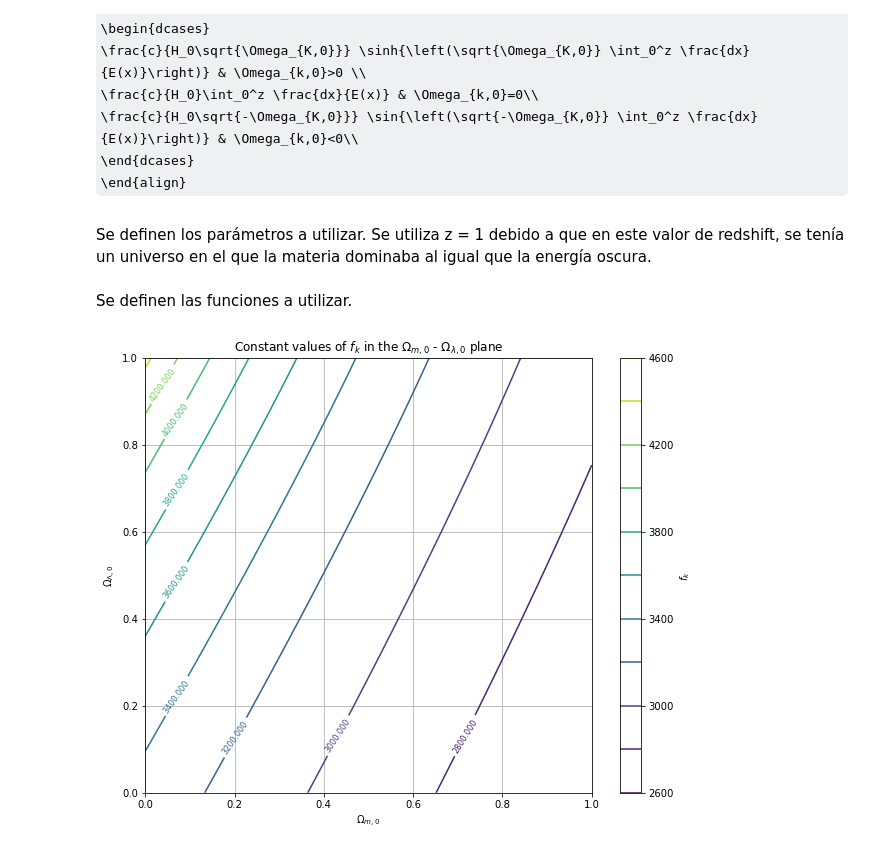
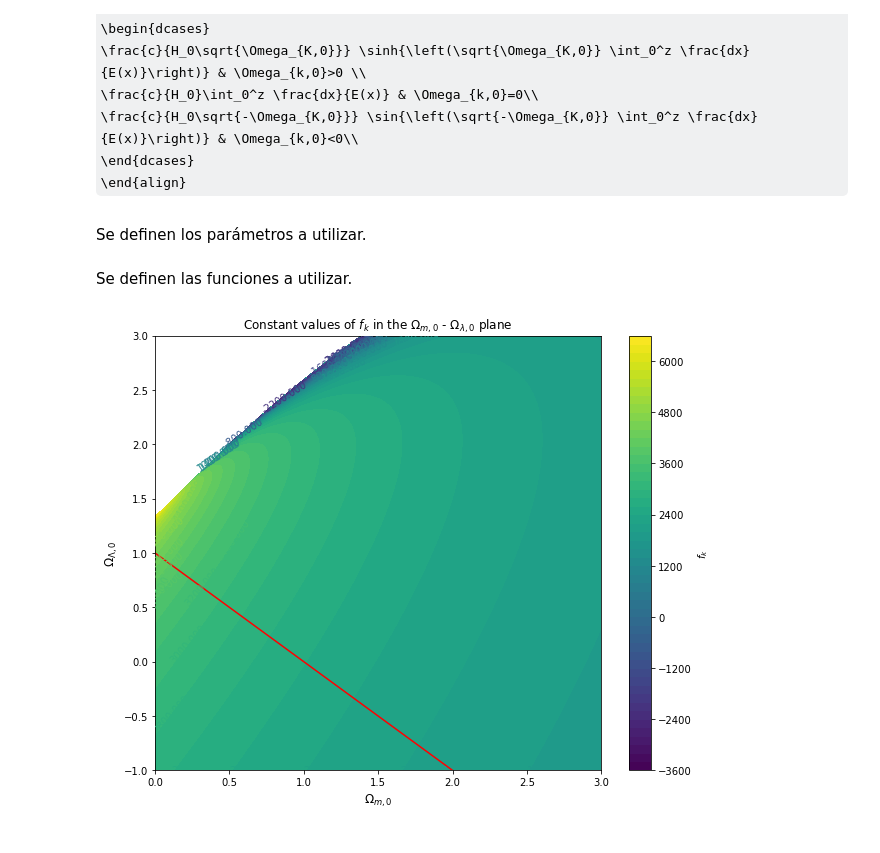
Before and after one commit to antoniacisternas/Tareas-cosmologia, a Jupyter notebook: tarea 1.ipynb, the cells around one changed output. Drawn from its saved outputs; the diff is of its cells as text; code cells hidden in the pictures; some formulas as TeX source.

```diff
--- a/tarea 1.ipynb
+++ b/tarea 1.ipynb
@@ -115,15 +137,13 @@ Plot the lines of constant $f_K(\chi)$ in the plane $\Omega_{m,0} - \Omega_{\Lam
         \frac{c}{H_0\sqrt{-\Omega_{K,0}}} \sin{\left(\sqrt{-\Omega_{K,0}} \int_0^z \frac{dx}{E(x)}\right)} & \Omega_{k,0}<0\\
     \end{dcases}
 \end{align}
-# %% [markdown]
-Se definen los parámetros a utilizar.
-Se utiliza z = 1 debido a que en este valor de redshift, se tenía un universo en el que la materia dominaba al igual que la energía oscura.
+# %% [markdown]
+Se definen los parámetros a utilizar.
 # %%
 w = -1
 c = 3 * 10**5
 z = 1
 
-Omega_k = 0
 Omega_r = 10**(-4) # Como es cercano a 0, esta componente no afectará.
 Omega_lambda = 0.75
 Omega_c = 0.2
@@ -148,42 +168,45 @@ def func(z, H0, Omega_r, Omega_m, Omega_lambda, Omega_k, w):
     return 1 / E(z, H0, Omega_r, Omega_m, Omega_lambda, Omega_k, w)
 
 def f_k(z, H0, Omega_r, Omega_m, Omega_lambda, Omega_k, w):
+    z_vals = np.linspace(0, z, 1000)  # Discretize the redshift range
+    integrand_vals = func(z_vals, H0, Omega_r, Omega_m, Omega_lambda, Omega_k, w)
+    integral = np.trapz(integrand_vals, z_vals)  # Perform the integration using trapezoidal rule
+
     if Omega_k > 0:
-        return (c / (H0 * np.sqrt(Omega_k))) * np.sinh(np.sqrt(Omega_k) * quad(func, 0, z, args=(H0, Omega_r, Omega_m, Omega_lambda, Omega_k, w))[0])
+        return (c / (H0 * np.sqrt(Omega_k))) * np.sinh(np.sqrt(Omega_k) * integral)
     elif Omega_k == 0:
-        return (c / H0) * quad(func, 0, z, args=(H0, Omega_r, Omega_m, Omega_lambda, Omega_k, w))[0]
+        return (c / H0) * integral
     elif Omega_k < 0:
-        return (c / (H0 * np.sqrt(-Omega_k))) * np.sin(np.sqrt(-Omega_k) * quad(func, 0, z, args=(H0, Omega_r, Omega_m, Omega_lambda, Omega_k, w))[0])
+        return (c / (H0 * np.sqrt(-Omega_k))) * np.sin(np.sqrt(-Omega_k) * integral)
 # %%
 # Se define el rango en el que cambian los parámetros de densidad.
-Omega_m_values = np.linspace(0, 1, 100)
-Omega_lambda_values = np.linspace(0, 1, 100)
+Omega_m_values = np.linspace(0, 3, 500)
+Omega_lambda_values = np.linspace(-1, 3, 500)
 
 Omega_m_grid, Omega_lambda_grid = np.meshgrid(Omega_m_values, Omega_lambda_values)
 
 # Se calcula Omega_k con respecto a las variables anteriores.
 Omega_k_grid = 1 - Omega_m_grid - Omega_lambda_grid
 
 f_k_grid = np.zeros_like(Omega_m_grid)
 for i in range(Omega_m_grid.shape[0]):
     for j in range(Omega_m_grid.shape[1]):
         Omega_m = Omega_m_grid[i, j]
         Omega_lambda = Omega_lambda_grid[i, j]
         Omega_k = Omega_k_grid[i, j]
         f_k_grid[i, j] = f_k(z, H0, Omega_r, Omega_m, Omega_lambda, Omega_k, w)
 
-# Check if f_k_grid contains valid data
-if np.all(f_k_grid == 0):
-    print("Warning: f_k_grid contains only zeros. Check the input parameters and functions.")
-else:
-    plt.figure(figsize=(10, 8))
-    contour = plt.contour(Omega_m_grid, Omega_lambda_grid, f_k_grid, levels=10, cmap='viridis')
-    plt.clabel(contour, inline=True, fontsize=8)
-    plt.xlabel(r'$\Omega_{m,0}$')
-    plt.ylabel(r'$\Omega_{\Lambda,0}$')
-    plt.title(r'Constant values of $f_k$ in the $\Omega_{m,0}$ - $\Omega_{\lambda,0}$ plane')
-    plt.grid(True)
-    plt.colorbar(contour, label=r'$f_k$')
-    plt.show()
+
+plt.figure(figsize=(10, 8))
+contour = plt.contourf(Omega_m_grid, Omega_lambda_grid, f_k_grid, levels=50, cmap='viridis')
+Omega_m_values = np.linspace(0, 2, 500)
+plt.plot(Omega_m_values, 1- Omega_m_values, color='red')
+plt.clabel(contour, inline=False)
+plt.xlabel(r'$\Omega_{m,0}$', fontsize=12)
+plt.ylabel(r'$\Omega_{\Lambda,0}$', fontsize=12)
+plt.title(r'Constant values of $f_k$ in the $\Omega_{m,0}$ - $\Omega_{\lambda,0}$ plane')
+#plt.grid(True)
+plt.colorbar(contour, label=r'$f_k$')
+plt.show()
 # %% [output]
-[figure, old version]
+[figure, new version]
```
Also changed, not shown: parts of 3 cells of this notebook.
